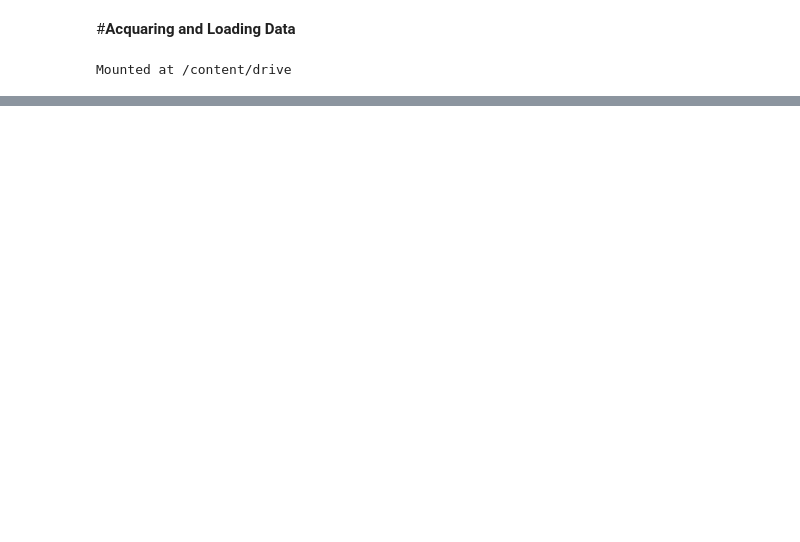
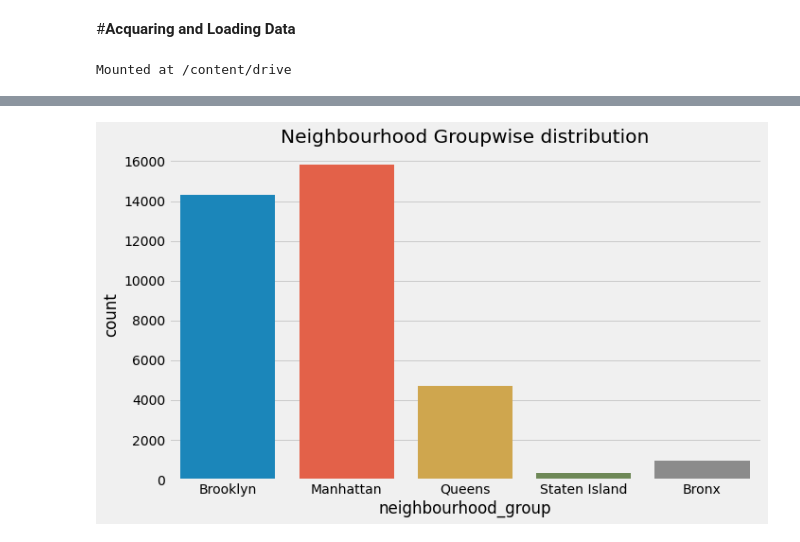
Before and after one commit to Deeksha-Data-Scientist/Airbnb-Bookings-Analysis, a Jupyter notebook: Airbnb_Bookings_Analysis_Capstone_Project.ipynb, the cells around one changed output, grey strips where cells are left out. Saved outputs shown, nothing was run; the diff lists cells and outputs as text; code cells hidden in the pictures; blank space fills up the shorter version.

```diff
--- a/Airbnb_Bookings_Analysis_Capstone_Project.ipynb
+++ b/Airbnb_Bookings_Analysis_Capstone_Project.ipynb
@@ -135,0 +380,7 @@ Index(['Manhattan', 'Brooklyn', 'Queens', 'Bronx', 'Staten Island'], dtype='obje
+# %%
+plt.figure(figsize=(10,6))
+plt.title("Neighbourhood Groupwise distribution")
+sns.countplot(df.neighbourhood_group)
+plt.ioff()
+# %% [output]
+[figure, added]
```
Also changed, not shown: parts of 73 cells of this notebook.
